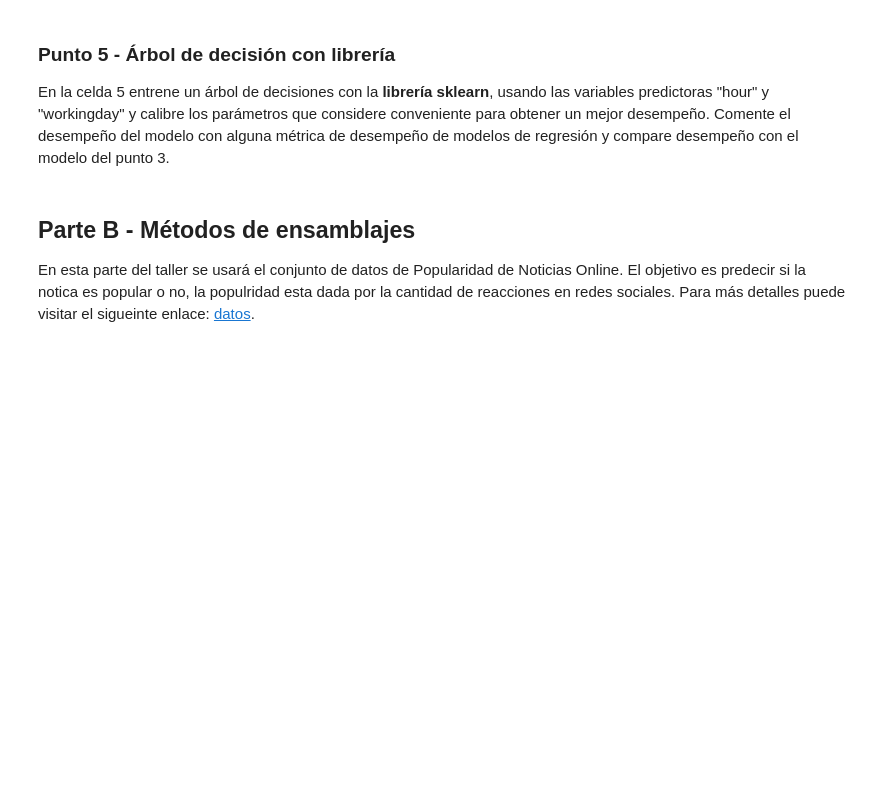
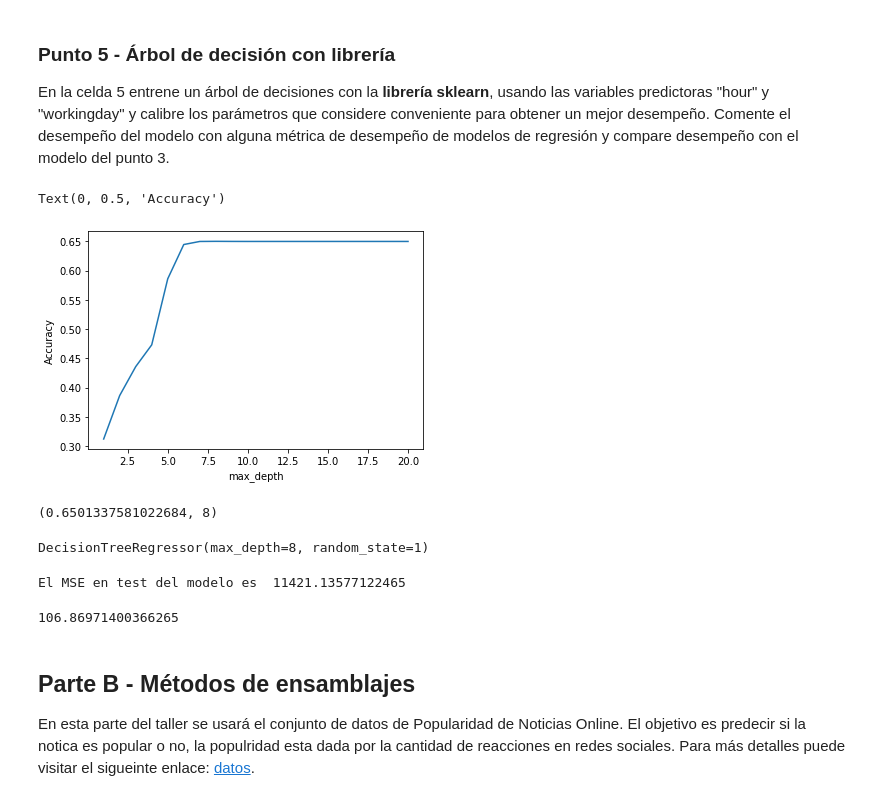
Before and after one commit to jdelgadoc201920046/entregas_ML_NLP, a Jupyter notebook: Semana 1/S1TC1_arboles_ensamblajes.ipynb, the cells around one changed output. Saved outputs shown, nothing was run; the diff lists cells and outputs as text; code cells hidden in the pictures; blank space fills up the shorter version.

```diff
--- a/Semana 1/S1TC1_arboles_ensamblajes.ipynb
+++ b/Semana 1/S1TC1_arboles_ensamblajes.ipynb
@@ -60,0 +127,14 @@ En la celda 3 ajuste un modelo de regresión lineal a todo el conjunto de datos,
+# %%
+# Celda 3
+#definicion de X y y (train y test)
+y = bikes["total"].values
+X = bikes[['hour', 'workingday']].values
+#x_train, x_test, y_train, y_test = train_test_split(X, y, test_size = 0.25, random_state = 1111)
+
+#escalamiento de datos
+scaler = StandardScaler()
+scaler.fit(X)
+XEscaladoTrain=scaler.transform(X)
+
+lr = LinearRegression()
+lr.fit(XEscaladoTrain, y)
@@ -65,0 +248,3 @@ En la celda 4 cree un árbol de decisiones para pronosticar la variable "total"
+# %%
+from sklearn.model_selection import train_test_split
+XTrain, XTest, yTrain, yTest = train_test_split(X, y, test_size=0.33, random_state=0)
@@ -70,0 +298,35 @@ En la celda 5 entrene un árbol de decisiones con la **librería sklearn**, usan
+# %%
+# Celda 5
+
+# Lista de valores para calibrar el criterio de parada de máxima profundidad (max_depth)
+max_depth_range = range(1, 21)
+
+# Lista para guardar los valores del RMSE para cada valor de máxima profundidad (max_depth)
+accuracy_scores = []
+
+# Importación de modelos de sklearn
+from sklearn.model_selection import cross_val_score
+from sklearn.tree import DecisionTreeRegressor
+
+# Loop para obtener el desempeño del modelo de acuerdo con la máxima profundidad
+for depth in max_depth_range:
+    regresso_skl = DecisionTreeRegressor(max_depth=depth, random_state=1)
+    accuracy_scores.append(cross_val_score(regresso_skl, XTrain, yTrain, cv=10).mean())
+# %%
+# Gráfica max_depth versus RMSE (error del modelo)
+plt.plot(max_depth_range, accuracy_scores)
+plt.xlabel('max_depth')
+plt.ylabel('Accuracy')
+# %% [output]
+Text(0, 0.5, 'Accuracy')
+[figure, added]
+# %%
+# Mejor accuracy (desempeño del modelo) y su correspondiente max_depth
+sorted(zip(accuracy_scores, max_depth_range))[::-1][0]
+# %% [output]
+(0.6501337581022684, 8)
+# %%
+regresor_skl_tree = DecisionTreeRegressor(max_depth=8, random_state=1)
+regresor_skl_tree.fit(XTrain, yTrain)
+# %% [output]
+DecisionTreeRegressor(max_depth=8, random_state=1)
@@ -71 +335,11 @@ En la celda 5 entrene un árbol de decisiones con la **librería sklearn**, usan
+# %%
+MSE=np.average(np.square(result_skl_tree-yTest))
+mensaje = ['El MSE en test del modelo es ',str(MSE)]
+print(" ".join(mensaje))
+# %% [output]
+El MSE en test del modelo es  11421.13577122465
+# %%
+MSE**0.5
+# %% [output]
+106.86971400366265
 # %% [markdown]
```
Also changed, not shown: parts of 39 cells of this notebook.
